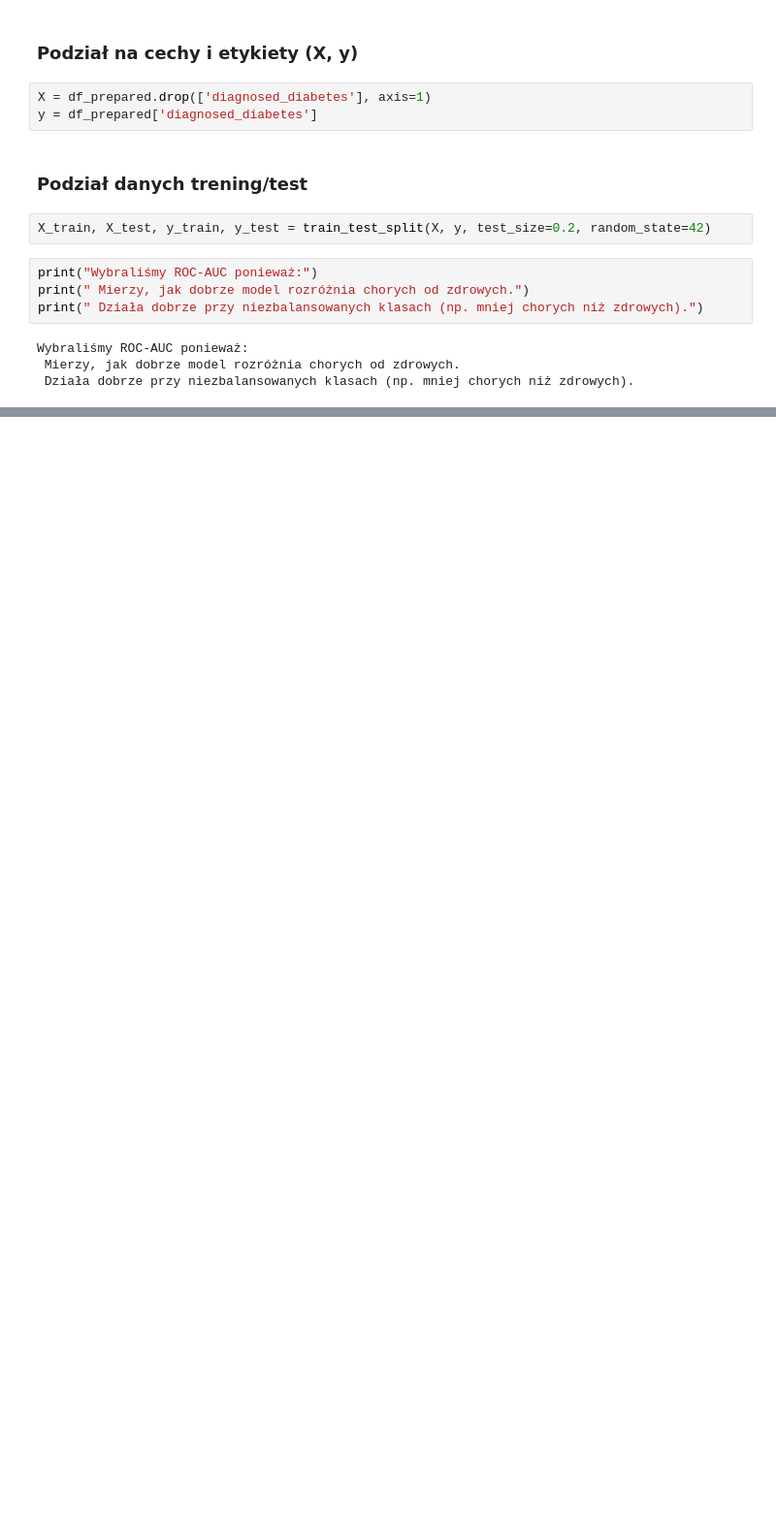
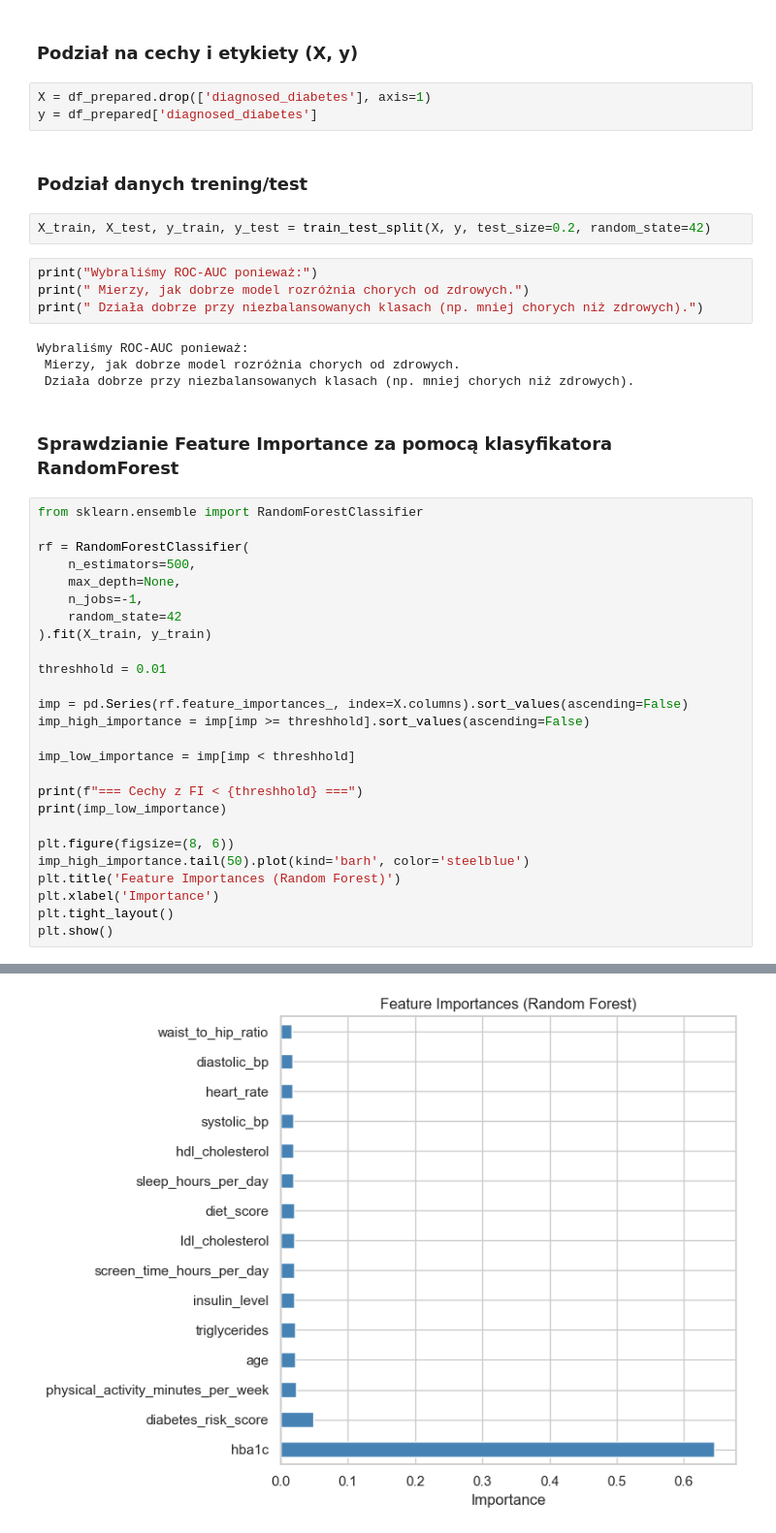
Before and after one commit to VladRost/suml_15_grupa5, a Jupyter notebook: 01_eda.ipynb, the cells around one changed output, grey strips where cells are left out. Shown at 97% size. Drawn from its saved outputs; the diff is of its cells as text; blank space fills up the shorter version.

Commit message:
Feature Importance
FI research + deleting low importance features

```diff
--- a/01_eda.ipynb
+++ b/01_eda.ipynb
@@ -406,3 +432,32 @@ print(" Działa dobrze przy niezbalansowanych klasach (np. mniej chorych niż zd
 Wybraliśmy ROC-AUC ponieważ:
  Mierzy, jak dobrze model rozróżnia chorych od zdrowych.
  Działa dobrze przy niezbalansowanych klasach (np. mniej chorych niż zdrowych).
+# %% [markdown]
+### Sprawdzianie Feature Importance za pomocą klasyfikatora RandomForest
+# %%
+from sklearn.ensemble import RandomForestClassifier
+
+rf = RandomForestClassifier(
+    n_estimators=500,
+    max_depth=None,
+    n_jobs=-1,
+    random_state=42
+).fit(X_train, y_train)
+
+threshhold = 0.01
+
+imp = pd.Series(rf.feature_importances_, index=X.columns).sort_values(ascending=False)
+imp_high_importance = imp[imp >= threshhold].sort_values(ascending=False)
+
+imp_low_importance = imp[imp < threshhold]
+
+print(f"=== Cechy z FI < {threshhold} ===")
+print(imp_low_importance)
+
+plt.figure(figsize=(8, 6))
+imp_high_importance.tail(50).plot(kind='barh', color='steelblue')
+plt.title('Feature Importances (Random Forest)')
+plt.xlabel('Importance')
+plt.tight_layout()
+plt.show()
+# %% [output]
@@ -408,0 +481 @@ Wybraliśmy ROC-AUC ponieważ:
+[figure, added]
```
Also changed, not shown: parts of 8 cells of this notebook.
